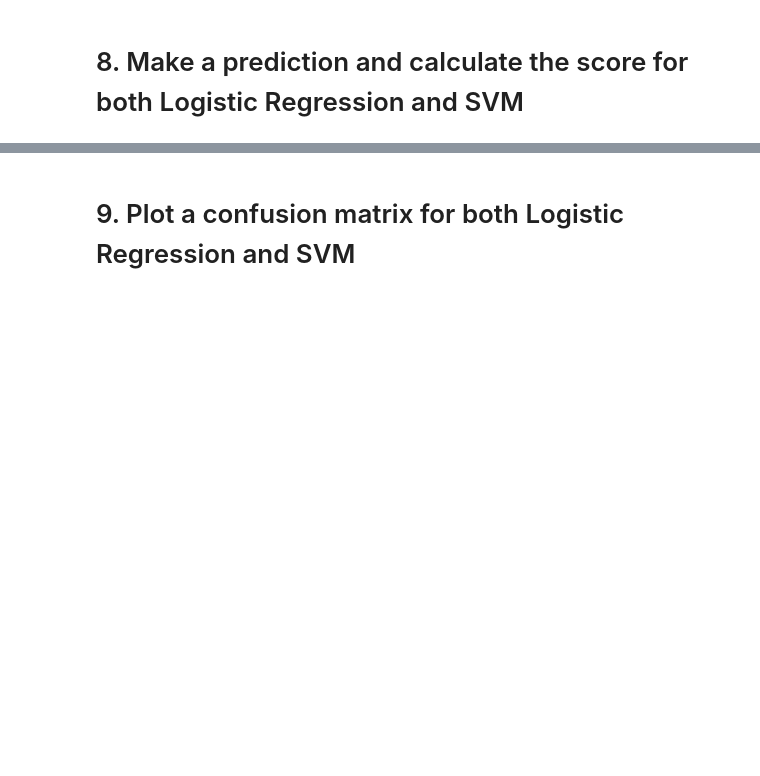
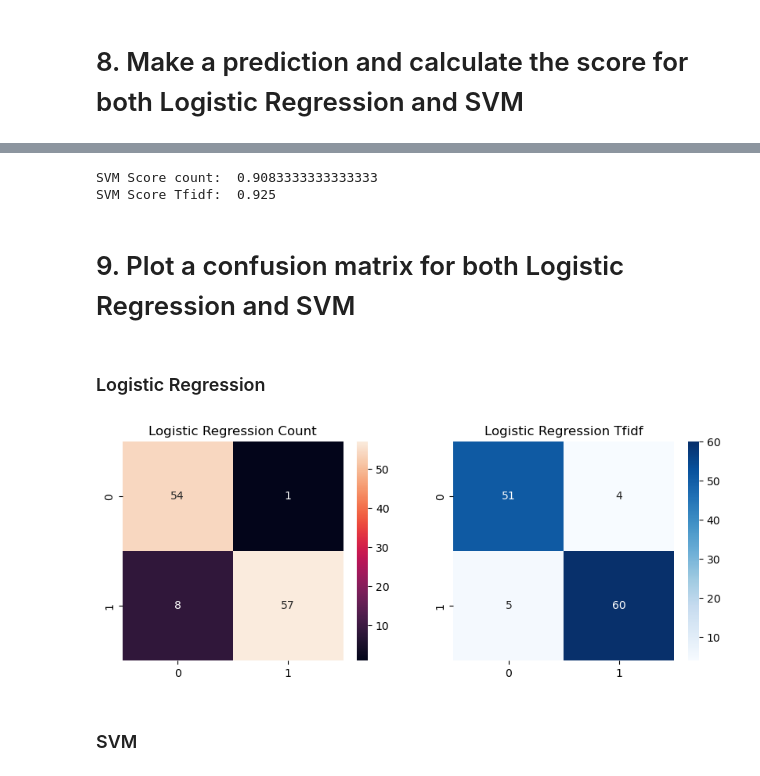
Before and after one commit to Tuwaiq-Data-Science-Bootcamp-V4/SVM-Lab1, a Jupyter notebook: SVM_Assignment.ipynb, the cells around one changed output, grey strips where cells are left out. Drawn from its saved outputs; the diff is of its cells as text; code cells hidden in the pictures; blank space fills up the shorter version.

```diff
--- a/SVM_Assignment.ipynb
+++ b/SVM_Assignment.ipynb
@@ -20,0 +59,6 @@
+# %%
+log_count=LogisticRegression()
+log_tfidf=LogisticRegression()
+# %%
+log_count.fit(x_train_count , y_train)
+log_tfidf.fit(x_train_tfidf , y_train)
@@ -26,0 +85,3 @@
+# %%
+log_count_preduction = log_count.predict(x_test_count)
+log_tfidf_prediction = log_tfidf.predict(x_test_tfidf)
@@ -27,2 +102,33 @@
+# %%
+score_svm_count = accuracy_score(y_test, svm_count_preduction)
+score_svm_tfidf = accuracy_score(y_test, svm_tfidf_prediction)
+
+print("SVM Score count: " , score_svm_count)
+print("SVM Score Tfidf: " , score_svm_tfidf)
+# %% [output]
+SVM Score count:  0.9083333333333333
+SVM Score Tfidf:  0.925
 # %% [markdown]
 # 9. Plot a confusion matrix for both Logistic Regression and SVM
+# %% [markdown]
+### Logistic Regression
+# %%
+log_count_cm = confusion_matrix(y_test , log_count_preduction)
+log_tfidf_cm = confusion_matrix( y_test , log_tfidf_prediction)
+# %%
+plt.figure(figsize=(10, 8))
+
+plt.subplot(2, 2, 1)
+sns.heatmap(log_tfidf_cm, annot = True)
+plt.title('Logistic Regression Count')
+
+plt.subplot(2, 2, 2)
+sns.heatmap(log_count_cm, annot=True, cmap = 'Blues')
+plt.title('Logistic Regression Tfidf')
+
+
+plt.show()
+# %% [output]
+[figure, added]
+# %% [markdown]
+### SVM
```
Also changed, not shown: parts of 19 cells of this notebook.
